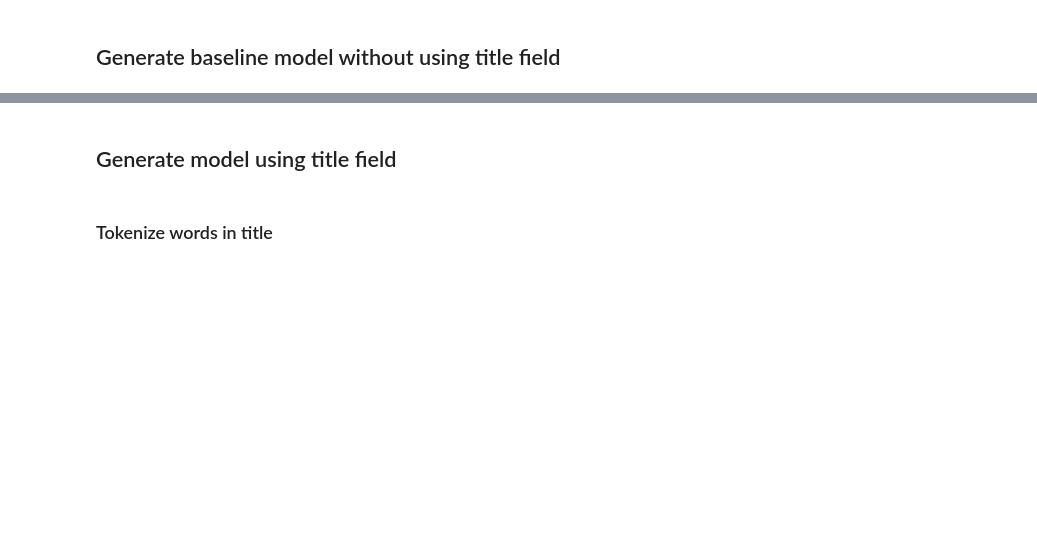
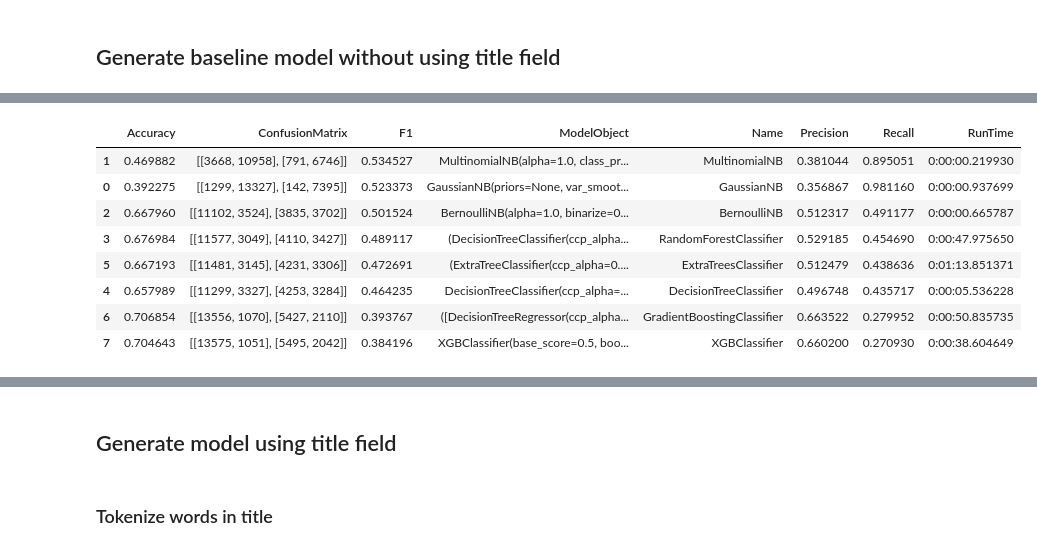
Before and after one commit to NormanHung/Practice-CampaignFunding, a Jupyter notebook: Assignment - Funding Project.ipynb, the cells around one changed output, grey strips where cells are left out. Saved outputs shown, nothing was run; the diff lists cells and outputs as text; code cells hidden in the pictures; blank space fills up the shorter version.

```diff
--- a/Assignment - Funding Project.ipynb
+++ b/Assignment - Funding Project.ipynb
@@ -207,5 +194,43 @@ print(datetime.now())
 # %% [markdown]
 ## Generate baseline model without using title field
+# %%
+from sklearn.ensemble import GradientBoostingClassifier, RandomForestClassifier, ExtraTreesClassifier
+from sklearn.tree import DecisionTreeClassifier
+from xgboost import XGBClassifier
+from sklearn.naive_bayes import GaussianNB, BernoulliNB, MultinomialNB
+
+def AssessClassifierModels(TrainingDataColumns, TrainingDataResults, TestingDataColumns, TestingDataResults, Models_List):
+    from datetime import datetime
+    import pandas as pd
+    from sklearn.metrics import accuracy_score, precision_score, recall_score, f1_score, confusion_matrix
+
+    results_list = pd.DataFrame()
+
+    for modelClass in Models_List:
+        startTime = datetime.now()
+        print("Starting " + str(modelClass.__name__) + " at " + str(startTime))
+
+        model = modelClass()
+        model.fit(TrainingDataColumns, TrainingDataResults)
+        predictions = model.predict(TestingDataColumns)
+
+        endTime = datetime.now()
+        positiveValue = TestingDataResults.max()
+
+        results_list = results_list.append({
+            "Name" : modelClass.__name__,
+            "F1": f1_score(TestingDataResults, predictions, pos_label = positiveValue),
+            "Accuracy": accuracy_score(TestingDataResults, predictions),
+            "Precision": precision_score(TestingDataResults, predictions, pos_label = positiveValue),
+            "Recall" : recall_score(TestingDataResults, predictions, pos_label = positiveValue),
+            "RunTime" : str(endTime - startTime),
+            "ConfusionMatrix" : confusion_matrix(TestingDataResults, predictions),
+            "ModelObject": model,
+        }, ignore_index = True)
+
+    results_list.sort_values("F1", ascending = False, inplace = True)
+
+    return results_list
 # %%
 from sklearn.linear_model import LinearRegression, Ridge, Lasso, ElasticNet
 from sklearn.tree import ExtraTreeRegressor
@@ -315,0 +348,2 @@ pd.DataFrame(data = {
+# %%
+ClassifierResults_List = AssessClassifierModels(Train_X, Train_Y, Test_X, Test_Y, [GaussianNB, MultinomialNB, BernoulliNB, RandomForestClassifier, DecisionTreeClassifier, ExtraTreesClassifier, GradientBoostingClassifier, XGBClassifier])
@@ -315,0 +359,13 @@ pd.DataFrame(data = {
+# %%
+with pd.option_context("display.max_columns", None, "display.max_rows", None, "display.max_colwidth", 40):
+    display(ClassifierResults_List)
+# %% [output]
+|  | Accuracy | ConfusionMatrix | F1 | ModelObject | Name | Precision | Recall | RunTime |
+| 1 | 0.469882 | [[3668, 10958], [791, 6746]] | 0.534527 | MultinomialNB(alpha=1.0, class_pr... | MultinomialNB | 0.381044 | 0.895051 | 0:00:00.219930 |
+| 0 | 0.392275 | [[1299, 13327], [142, 7395]] | 0.523373 | GaussianNB(priors=None, var_smoot... | GaussianNB | 0.356867 | 0.981160 | 0:00:00.937699 |
+| 2 | 0.667960 | [[11102, 3524], [3835, 3702]] | 0.501524 | BernoulliNB(alpha=1.0, binarize=0... | BernoulliNB | 0.512317 | 0.491177 | 0:00:00.665787 |
+| 3 | 0.676984 | [[11577, 3049], [4110, 3427]] | 0.489117 | (DecisionTreeClassifier(ccp_alpha... | RandomForestClassifier | 0.529185 | 0.454690 | 0:00:47.975650 |
+| 5 | 0.667193 | [[11481, 3145], [4231, 3306]] | 0.472691 | (ExtraTreeClassifier(ccp_alpha=0.... | ExtraTreesClassifier | 0.512479 | 0.438636 | 0:01:13.851371 |
+| 4 | 0.657989 | [[11299, 3327], [4253, 3284]] | 0.464235 | DecisionTreeClassifier(ccp_alpha=... | DecisionTreeClassifier | 0.496748 | 0.435717 | 0:00:05.536228 |
+| 6 | 0.706854 | [[13556, 1070], [5427, 2110]] | 0.393767 | ([DecisionTreeRegressor(ccp_alpha... | GradientBoostingClassifier | 0.663522 | 0.279952 | 0:00:50.835735 |
+| 7 | 0.704643 | [[13575, 1051], [5495, 2042]] | 0.384196 | XGBClassifier(base_score=0.5, boo... | XGBClassifier | 0.660200 | 0.270930 | 0:00:38.604649 |
```
Also changed, not shown: parts of 51 cells of this notebook.
